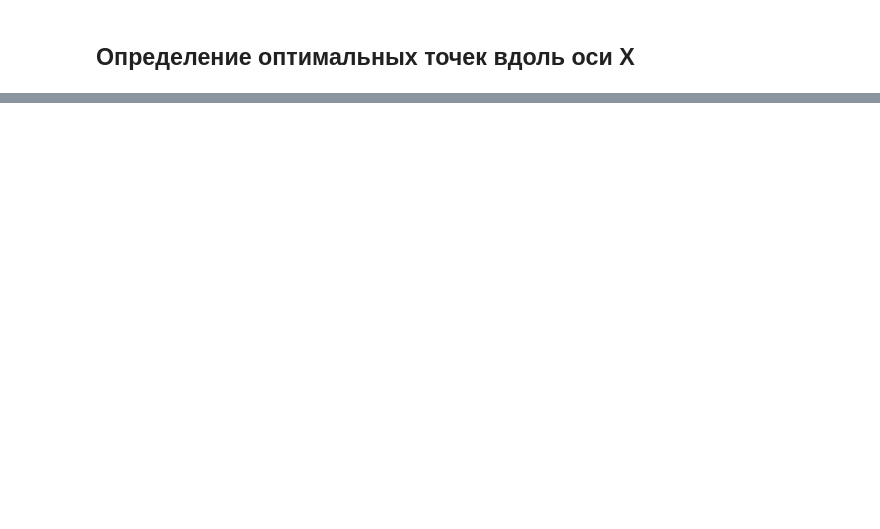
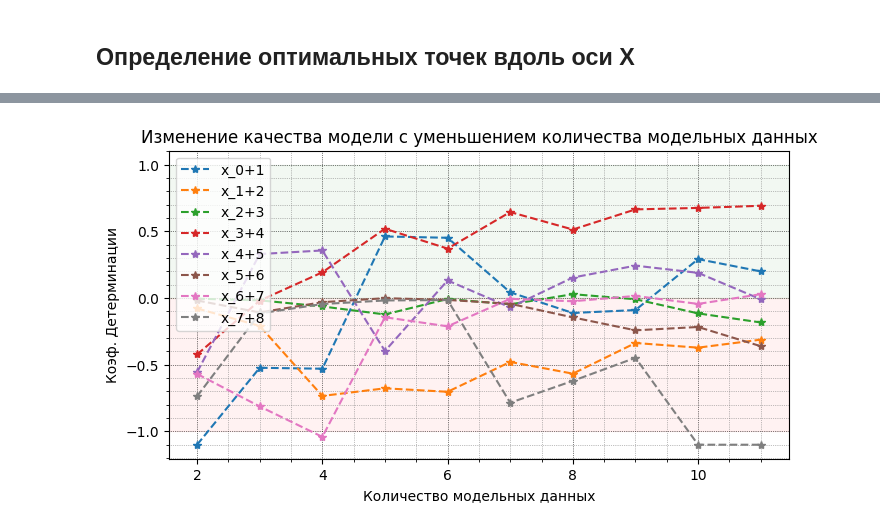
Before and after one commit to MrPain-hub/kriging_for_plaxis, a Jupyter notebook: for_jupy/колич_точек_по_X_и_Y.ipynb, the cells around one changed output, grey strips where cells are left out. Cells and saved outputs as stored; diff of their text form; code cells hidden in the pictures; blank space fills up the shorter version.

```diff
--- a/for_jupy/колич_точек_по_X_и_Y.ipynb
+++ b/for_jupy/колич_точек_по_X_и_Y.ipynb
@@ -268,0 +329,77 @@ df_r2_uk = df_r2_count.copy()
+# %%
+"""
+Качество модели при разном числе точек вдоль горизонтальной оси Х на графике (оси Y в df)
+    Тренировочная выборка - рассматривается первая линия и вторая линия
+    Тестовая выборка - оставшиеся точки из линий
+"""
+model = 'exponential'
+
+plt.figure(figsize=(8, 4))
+plt.title(f'Изменение качества модели с уменьшением количества модельных данных')
+plt.xlabel('Количество модельных данных')
+plt.ylabel('Коэф. Детерминации')
+plt.grid(which='major', linestyle=':', linewidth='0.5', color='black')
+plt.grid(which='minor', linestyle=':', linewidth='0.5', color='gray')
+plt.minorticks_on()
+plt.axhspan(0, -1, color='red', alpha=0.05)
+plt.axhspan(1, 0, color='green', alpha=0.05)
+
+for i in range(len(list_x)-1):
+    """
+    Сортировка номеров скважин в двух рядах по расстоянию
+    """
+    list_x_now = list_x[i] + list_x[i+1]
+    points = house_3.query('тсз == @list_x_now').sort_values(by="тсз").reindex(columns=["x", "y", "z", "тсз"])
+    list_x_now = sort_2d_by_distance(0, points.to_numpy())[:, -1]
+
+
+    list_boreholes_train = get_list_point(list_x_now)
+    result_r2_count = {}
+
+    df_now = group_E.query('group == 65')
+    df_now = df_now.query('borehole in @list_x_now')
+
+    for boreholes_train in list_boreholes_train:
+        """
+        Разбивка определенных скважин
+        """
+        data_train = df_now.query('borehole in @boreholes_train')
+        data_test = df_now.query('borehole not in @boreholes_train')
+
+        if data_test.shape[0] == 0:
+            continue
+
+        p_train = data_train.loc[:, ["x", "y"]].to_numpy()
+        p_test = data_test.loc[:, ["x", "y"]].to_numpy()
+        x_train = data_train.loc[:, ["x", "y"]].to_numpy()
+        x_test = data_test.loc[:, ["x", "y"]].to_numpy()
+        target_train = data_train.loc[:, ["E"]].to_numpy().reshape(-1)
+        target_test = data_test.loc[:, ["E"]].to_numpy().reshape(-1)
+
+        """
+        Кригинг
+        """
+        x = x_train[:, 0]
+        y = x_train[:, 1]
+        E = target_train
+
+        #print(i, len(boreholes_train), len(x), x_train.shape, E.shape, boreholes_train)
+        OK = UniversalKriging(x, y, E, variogram_model=model,
+                              #variogram_parameters={'sill':28, 'range': 50, 'nugget': 1}
+                             )
+
+        predict_test, var_test = OK.execute('points', x_test[:, 0], x_test[:, 1])
+        result_r2_count[len(boreholes_train)] = [r2_score(target_test, predict_test), my_R2(target_test, predict_test, np.mean(target_train))]
+
+    df_r2_count = pd.DataFrame(result_r2_count, index=["R2", "R2_train"]).applymap(lambda x: round(x, 3)).T
+    df_r2_count["count"] = df_r2_count.index
+    df_r2_count = df_r2_count.query("count < 12")
+    df_r2_count = df_r2_count.applymap(lambda x: -1.1 if x < -1.1 else x)
+
+    df_r2_count = df_r2_count.sort_values(by="count")
+    plt.plot(df_r2_count["count"], df_r2_count["R2"], "--*", label=f"x_{i}+{i+1}")
+
+plt.legend()
+plt.show()
+# %% [output]
+[figure, added]
```
Also changed, not shown: parts of 15 cells of this notebook, 1 other file.
